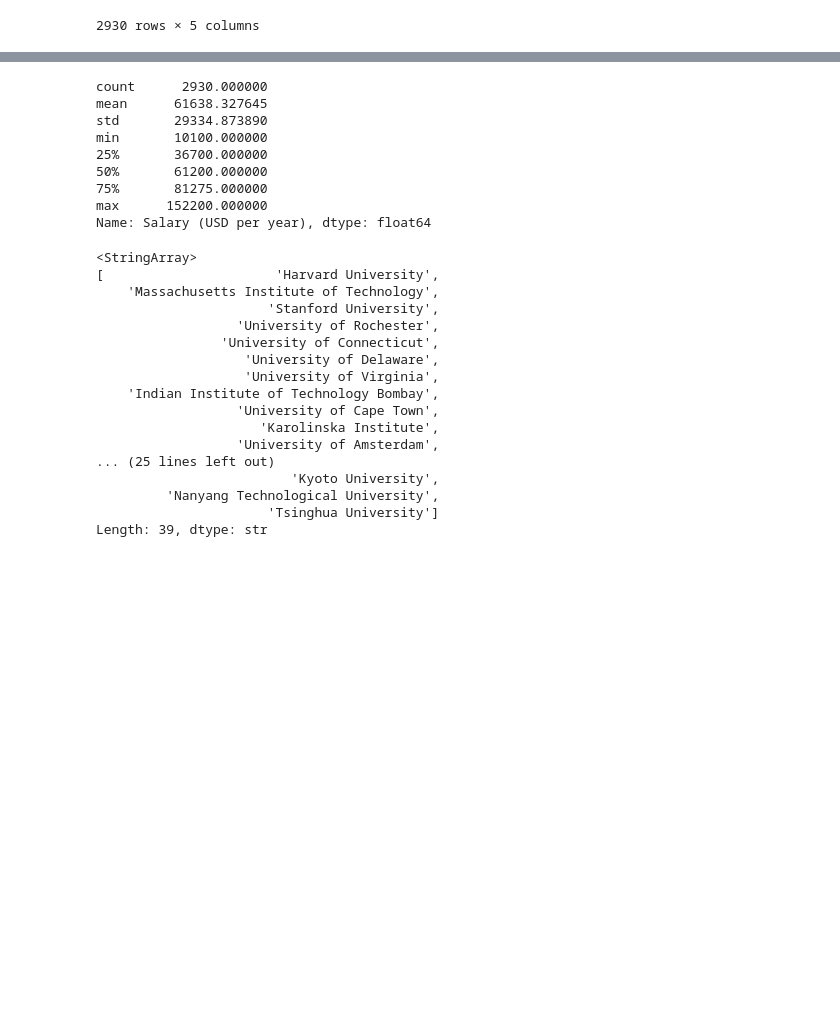
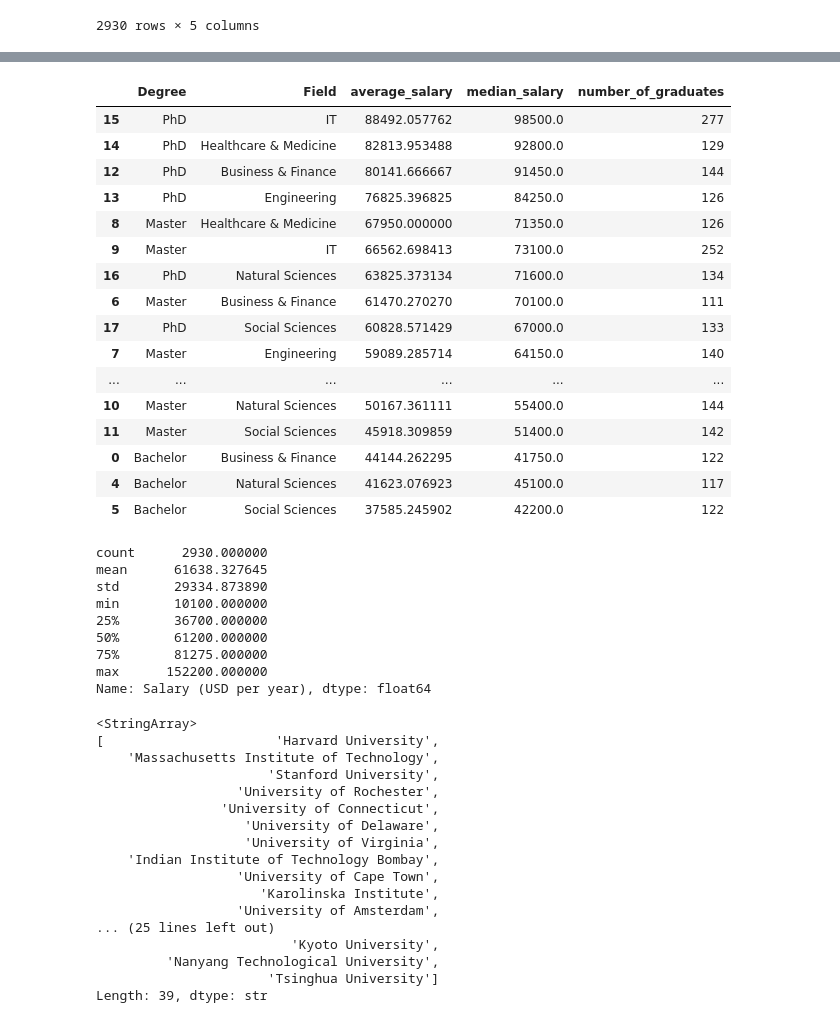
Before and after one commit to maxtheshock/PythonDS-Project, a Jupyter notebook: PythonNotebook.ipynb, the cells around one changed output, grey strips where cells are left out. Cells and saved outputs as stored; diff of their text form; code cells hidden in the pictures; blank space fills up the shorter version.

```diff
--- a/PythonNotebook.ipynb
+++ b/PythonNotebook.ipynb
@@ -382,3 +523,35 @@ alumni_data
+# %%
+degree_field_summary = (
+    analysis_data
+    .groupby(["Degree", "Field"])
+    .agg(
+        average_salary=(salary_col, "mean"),
+        median_salary=(salary_col, "median"),
+        number_of_graduates=(salary_col, "count")
+    )
+    .reset_index()
+    .sort_values("average_salary", ascending=False)
+)
+
+degree_field_summary
+# %% [output]
+|  | Degree | Field | average_salary | median_salary | number_of_graduates |
+| 15 | PhD | IT | 88492.057762 | 98500.0 | 277 |
+| 14 | PhD | Healthcare & Medicine | 82813.953488 | 92800.0 | 129 |
+| 12 | PhD | Business & Finance | 80141.666667 | 91450.0 | 144 |
+| 13 | PhD | Engineering | 76825.396825 | 84250.0 | 126 |
+| 8 | Master | Healthcare & Medicine | 67950.000000 | 71350.0 | 126 |
+| 9 | Master | IT | 66562.698413 | 73100.0 | 252 |
+| 16 | PhD | Natural Sciences | 63825.373134 | 71600.0 | 134 |
+| 6 | Master | Business & Finance | 61470.270270 | 70100.0 | 111 |
+| 17 | PhD | Social Sciences | 60828.571429 | 67000.0 | 133 |
+| 7 | Master | Engineering | 59089.285714 | 64150.0 | 140 |
+| ... | ... | ... | ... | ... | ... |
+| 10 | Master | Natural Sciences | 50167.361111 | 55400.0 | 144 |
+| 11 | Master | Social Sciences | 45918.309859 | 51400.0 | 142 |
+| 0 | Bachelor | Business & Finance | 44144.262295 | 41750.0 | 122 |
+| 4 | Bachelor | Natural Sciences | 41623.076923 | 45100.0 | 117 |
+| 5 | Bachelor | Social Sciences | 37585.245902 | 42200.0 | 122 |
 # %%
 alumni_data["Salary (USD per year)"].describe()
 # %% [output]
```
Also changed, not shown: parts of 4 cells of this notebook.
